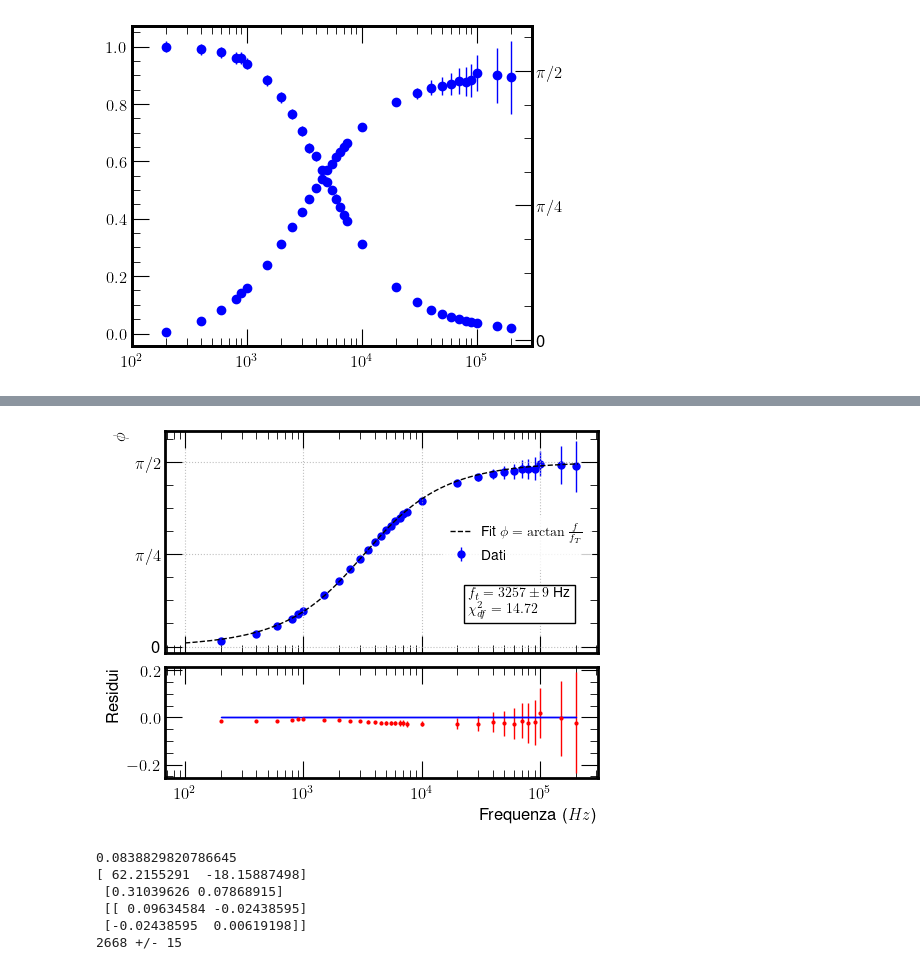
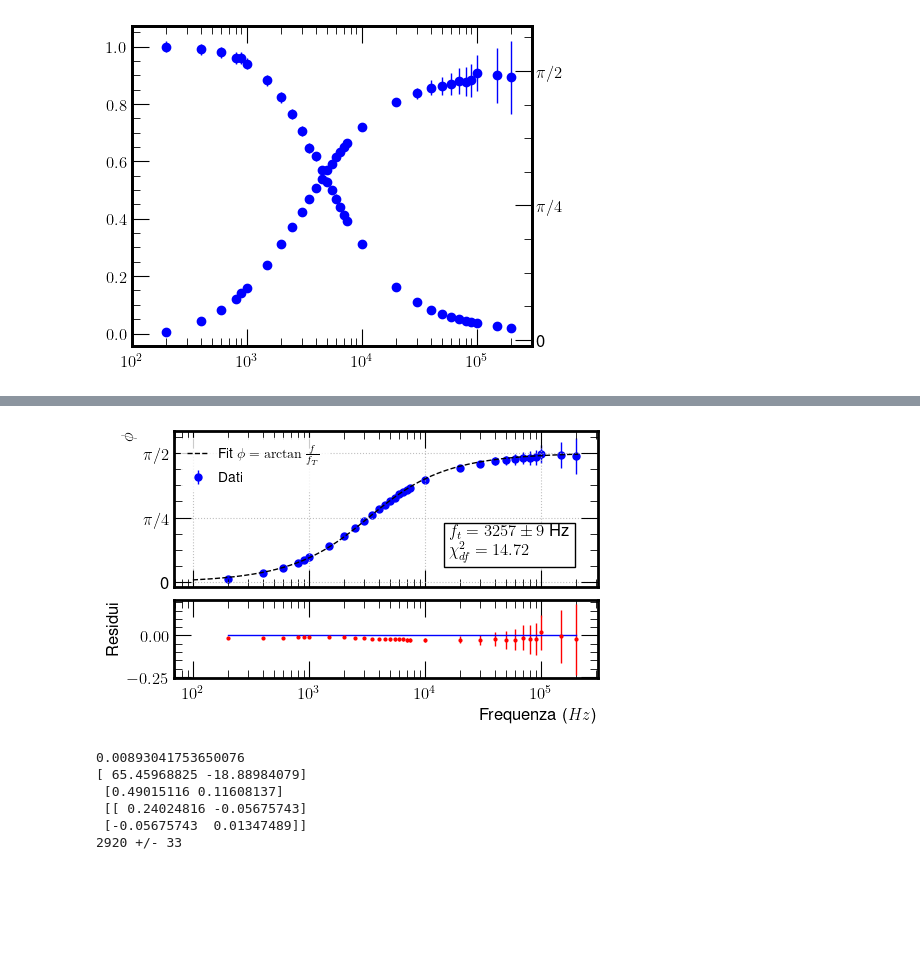
Before and after one commit to Fra005Ve/G09---SF2-, a Jupyter notebook: RC in frequenza/RCfrequenza.ipynb, the cells around one changed output, grey strips where cells are left out. Cells and saved outputs as stored; diff of their text form; code cells hidden in the pictures; blank space fills up the shorter version.

```diff
--- a/RC in frequenza/RCfrequenza.ipynb
+++ b/RC in frequenza/RCfrequenza.ipynb
@@ -495,11 +495,11 @@ frequenze.append(*valphi)
 sfrequenze.append(np.sqrt(covphi[0,0]))
 
 # Plot the first fit to define t0
-fig, ax = plt.subplots(2, 1, figsize=(5, 4),sharex=True, constrained_layout = True, height_ratios=[2, 1])
+fig, ax = plt.subplots(2, 1, figsize=(5, 3),sharex=True, constrained_layout = True, height_ratios=[2, 1])
 ax[0].plot(x_fit, fit_nl_phi(x_fit, *valphi), label=r'Fit $\phi = \arctan{\frac{f}{f_T}}$', linestyle='--', color='black')
 
 ax[0].errorbar(f, phi, yerr=sphi, label="Dati", fmt='o', ms = 5, zorder = -1)
-ax[0].legend(loc='center right')
+ax[0].legend(loc='upper left')
 ax[0].set_ylabel(r'$\phi$')
 
 ax[0].set_yticks((0, np.pi/4, np.pi/2))
@@ -512,7 +512,7 @@ textstr = '\n'.join((
 
 # Posizionamento del box nell'angolo in alto a sinistra
 props = dict(boxstyle='square', facecolor='white', alpha=1)
-ax[0].text(0.7, 0.3, textstr, transform=ax[0].transAxes, fontsize=10,
+ax[0].text(0.65, 0.4, textstr, transform=ax[0].transAxes, fontsize=12,
            verticalalignment='top', bbox=props)
 ax[0].grid(True)
 
@@ -538,13 +538,13 @@ plt.savefig('Fase non lineare.png',
 14.721741148844096
-[figure, old version]
+[figure, new version]
 # %%
 # Fit di Bode
-valbode, covbode = curve_fit(retta, np.log10(f[f > 6e3]), 20*np.log10(Tf[f > 6e3]), method='lm' ,sigma=sTf[f > 6e3]/Tf[f > 6e3], absolute_sigma=True)
+valbode, covbode = curve_fit(retta, np.log10(f[f > 8e3]), 20*np.log10(Tf[f > 8e3]), method='lm' ,sigma=sTf[f > 8e3]/Tf[f > 8e3], absolute_sigma=True)
 
-residuBode = Tf[f > 6e3] - 10**(retta(np.log10(f[f > 6e3]), *valbode)/20)
-chi2bode = np.sum((residuBode/sTf[f > 6e3])**2)
+residuBode = Tf[f > 8e3] - 10**(retta(np.log10(f[f > 8e3]), *valbode)/20)
+chi2bode = np.sum((residuBode/sTf[f > 8e3])**2)
 
-print(chi2bode/(len(sTf[f > 6e3])-2))
+print(chi2bode/(len(sTf[f > 8e3])-2))
 
 print(valbode, '\n' , np.sqrt(np.diag(covbode)), '\n' , covbode) # Se voglio vedere i -20 dB su decade basta moltiplicare questo per 20
 
@@ -557,11 +557,11 @@ sfrequenze.append(round(10**(slog_ftbode+log_ftbode)-10**log_ftbode))
 
 print(round(10**log_ftbode), '+/-', round(10**(slog_ftbode+log_ftbode)-10**log_ftbode))
 # %% [output]
-0.0838829820786645
-[ 62.2155291  -18.15887498]
- [0.31039626 0.07868915]
- [[ 0.09634584 -0.02438595]
- [-0.02438595  0.00619198]]
-2668 +/- 15
+0.00893041753650076
+[ 65.45968825 -18.88984079]
+ [0.49015116 0.11608137]
+ [[ 0.24024816 -0.05675743]
+ [-0.05675743  0.01347489]]
+2920 +/- 33
 # %%
 # Plot del fit di Bode
```
Also changed, not shown: parts of 10 cells of this notebook, 8 other files.
